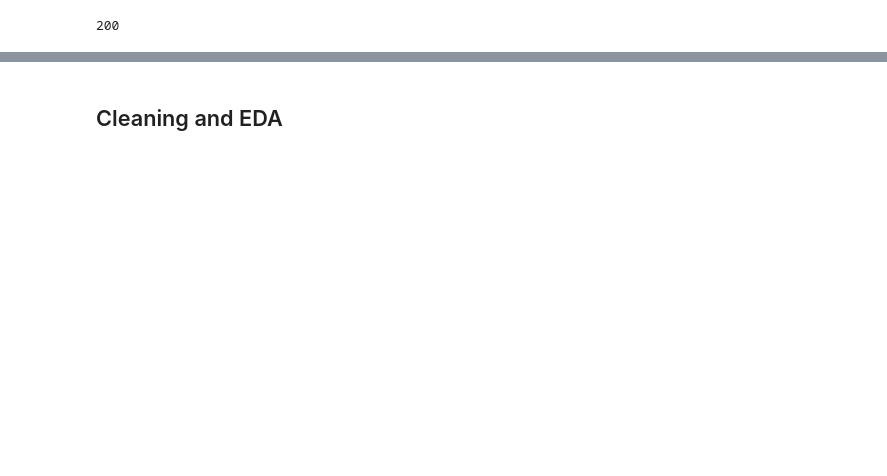
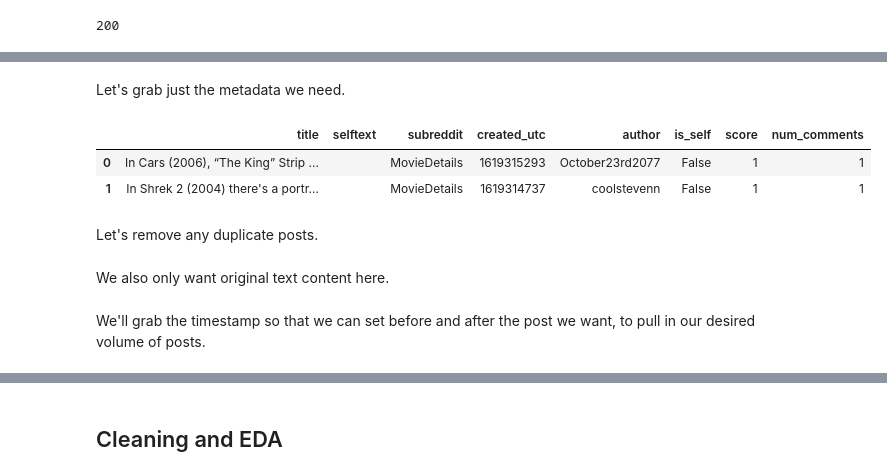
Before and after one commit to cotica/reddit_classifier, a Jupyter notebook: code/Project-3-Scaping-Subreddits-orig.ipynb, the cells around one changed output, grey strips where cells are left out. Drawn from its saved outputs; the diff is of its cells as text; code cells hidden in the pictures; blank space fills up the shorter version.

```diff
--- a/code/Project-3-Scaping-Subreddits-orig.ipynb
+++ b/code/Project-3-Scaping-Subreddits-orig.ipynb
@@ -122,0 +205,15 @@ len(posts)
+# %% [markdown]
+Let's grab just the metadata we need.
+# %%
+subfields = ['title', 'selftext', 'subreddit', 'created_utc', 'author', 'is_self', \
+'score', 'num_comments']
+# %%
+results_df = results_df[subfields]
+results_df2 = results_df2[subfields]
+results_df.head(2)
+# %% [output]
+|  | title | selftext | subreddit | created_utc | author | is_self | score | num_comments |
+| 0 | In Cars (2006), “The King” Strip ... |  | MovieDetails | 1619315293 | October23rd2077 | False | 1 | 1 |
+| 1 | In Shrek 2 (2004) there's a portr... |  | MovieDetails | 1619314737 | coolstevenn | False | 1 | 1 |
+# %% [markdown]
+Let's remove any duplicate posts.
@@ -122,0 +224,2 @@ len(posts)
+# %% [markdown]
+We also only want original text content here.
@@ -122,0 +230,2 @@ len(posts)
+# %% [markdown]
+We'll grab the timestamp so that we can set before and after the post we want, to pull in our desired volume of posts.
```
Also changed, not shown: parts of 75 cells of this notebook.
